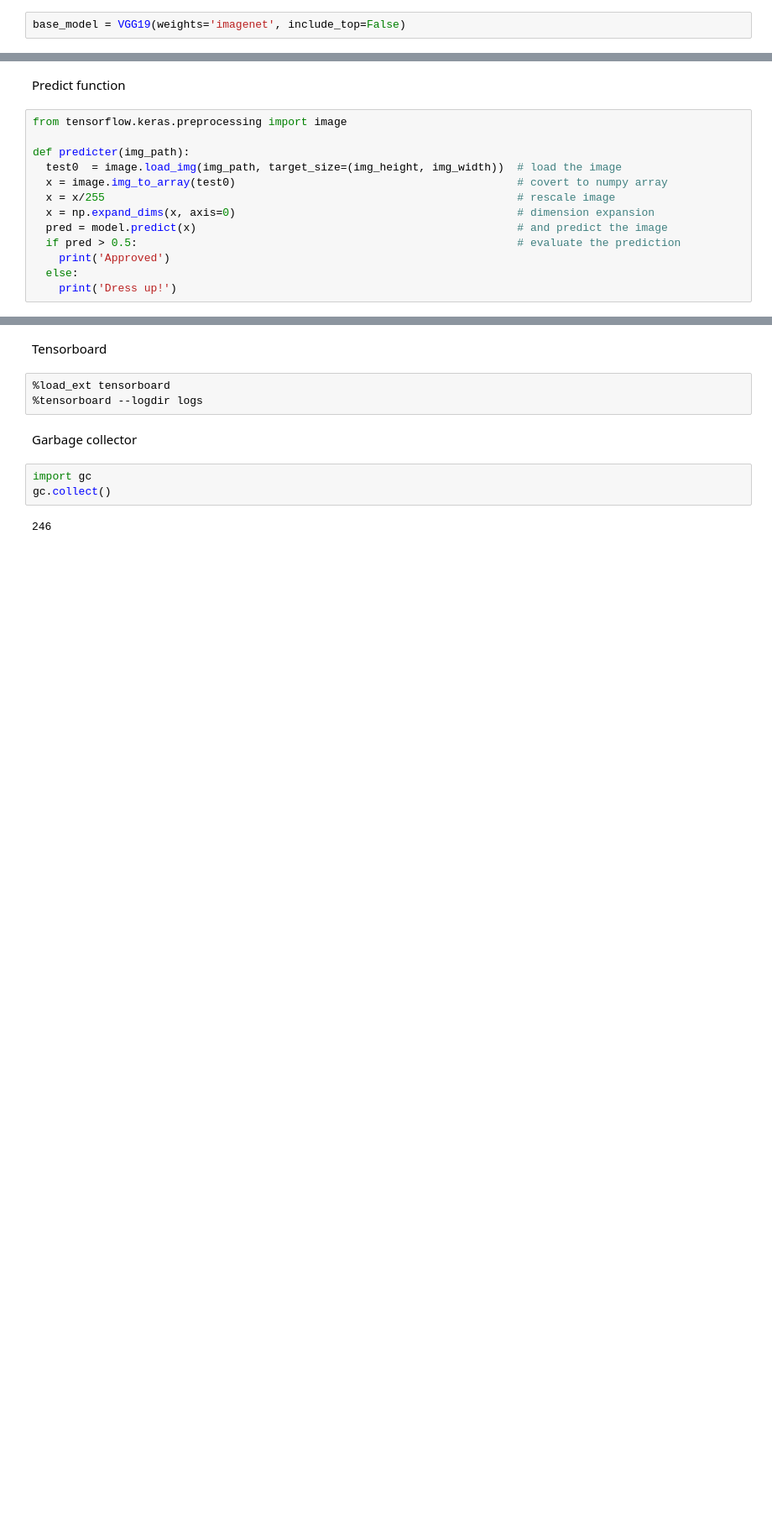
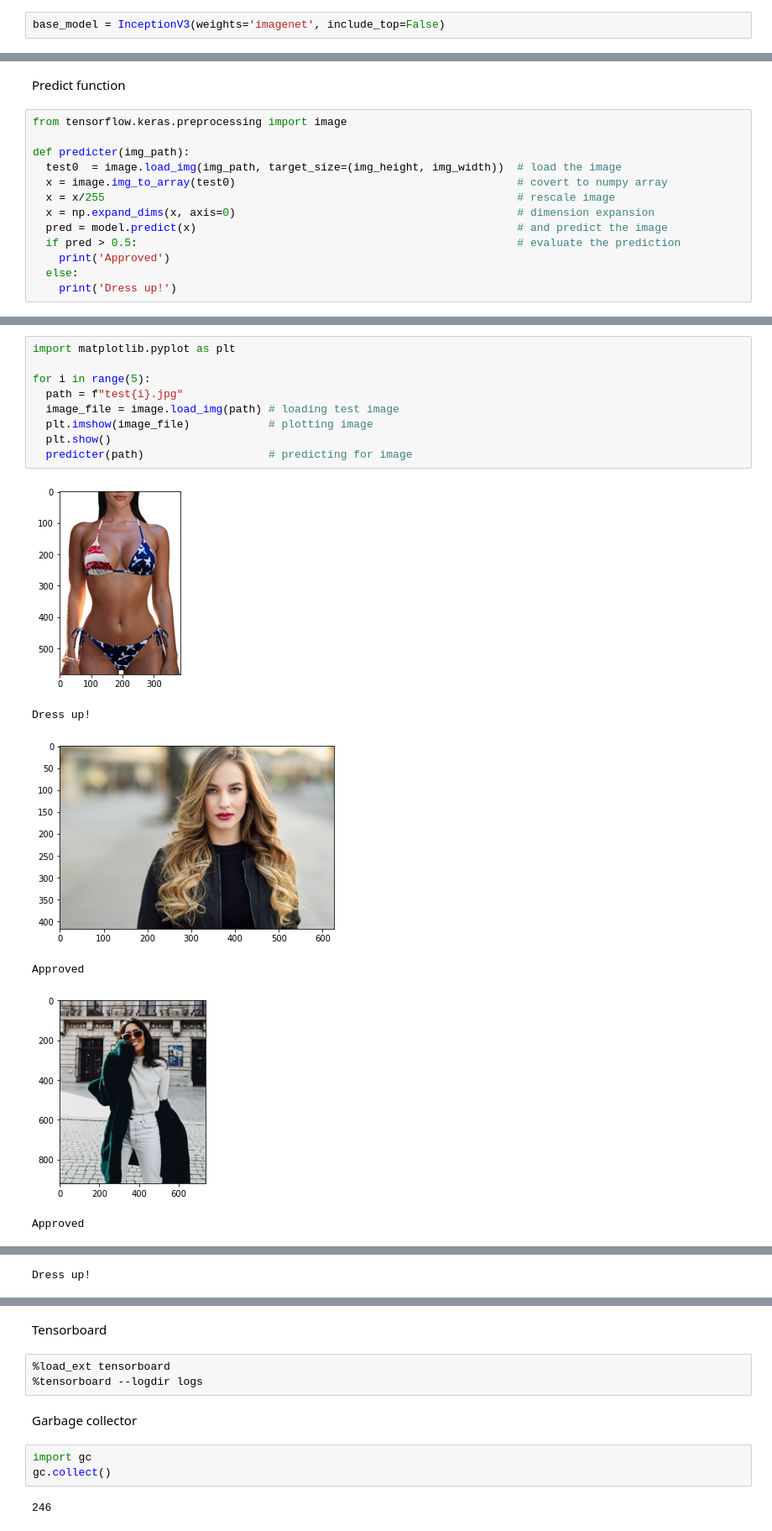
Before and after one commit to LaTsa99/DeepMinds, a Jupyter notebook: DeepMinds.ipynb, the cells around one changed output, grey strips where cells are left out. Shown: that part at 84% size. Drawn from its saved outputs; the diff is of its cells as text; blank space fills up the shorter version.

```diff
--- a/DeepMinds.ipynb
+++ b/DeepMinds.ipynb
@@ -86,5 +86,5 @@ from tensorflow.keras.callbacks import EarlyStopping, ModelCheckpoint, TensorBoa
 # %% [markdown]
 Downloading pretrained model
 # %%
-base_model = VGG19(weights='imagenet', include_top=False)
+base_model = InceptionV3(weights='imagenet', include_top=False)
 # %% [output]
@@ -197,0 +196,16 @@ Dress up!
+# %%
+import matplotlib.pyplot as plt
+
+for i in range(5):
+  path = f"test{i}.jpg"
+  image_file = image.load_img(path) # loading test image
+  plt.imshow(image_file)            # plotting image
+  plt.show()
+  predicter(path)                   # predicting for image
+# %% [output]
+[figure, added]
+Dress up!
+[figure, added]
+Approved
+[figure, added]
+Approved
@@ -197,0 +213 @@ Dress up!
+Dress up!
```
Also changed, not shown: parts of 8 cells of this notebook.
